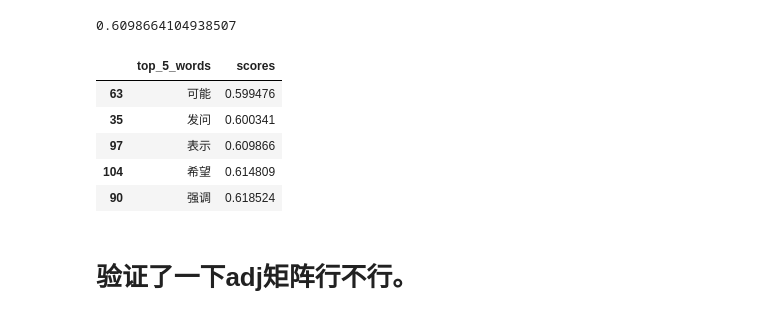
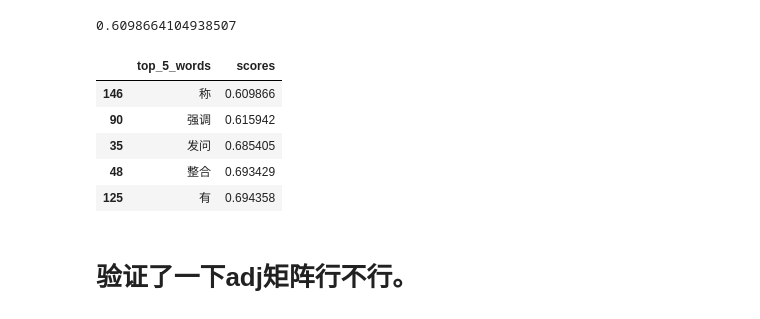
Before and after one commit to XufengXufengXufeng/try_gcn, a Jupyter notebook: gcn_word2vec.ipynb, the cells around one changed output. Saved outputs shown, nothing was run; the diff lists cells and outputs as text; code cells hidden in the pictures.

```diff
--- a/gcn_word2vec.ipynb
+++ b/gcn_word2vec.ipynb
@@ -326,14 +324,14 @@ compare_words("表示","称",gcn_embeddings)
 # %% [output]
 0.6098664104938507
 # %%
-get_top_similar_words("称",gcn_embeddings)
+get_top_similar_words("表示",gcn_embeddings)
 # %% [output]
 |  | top_5_words | scores |
-| 63 | 可能 | 0.599476 |
-| 35 | 发问 | 0.600341 |
-| 97 | 表示 | 0.609866 |
-| 104 | 希望 | 0.614809 |
-| 90 | 强调 | 0.618524 |
+| 146 | 称 | 0.609866 |
+| 90 | 强调 | 0.615942 |
+| 35 | 发问 | 0.685405 |
+| 48 | 整合 | 0.693429 |
+| 125 | 有 | 0.694358 |
 # %% [markdown]
 # 验证了一下adj矩阵行不行。
 # %%
```
Also changed, not shown: parts of 1 cell of this notebook.
